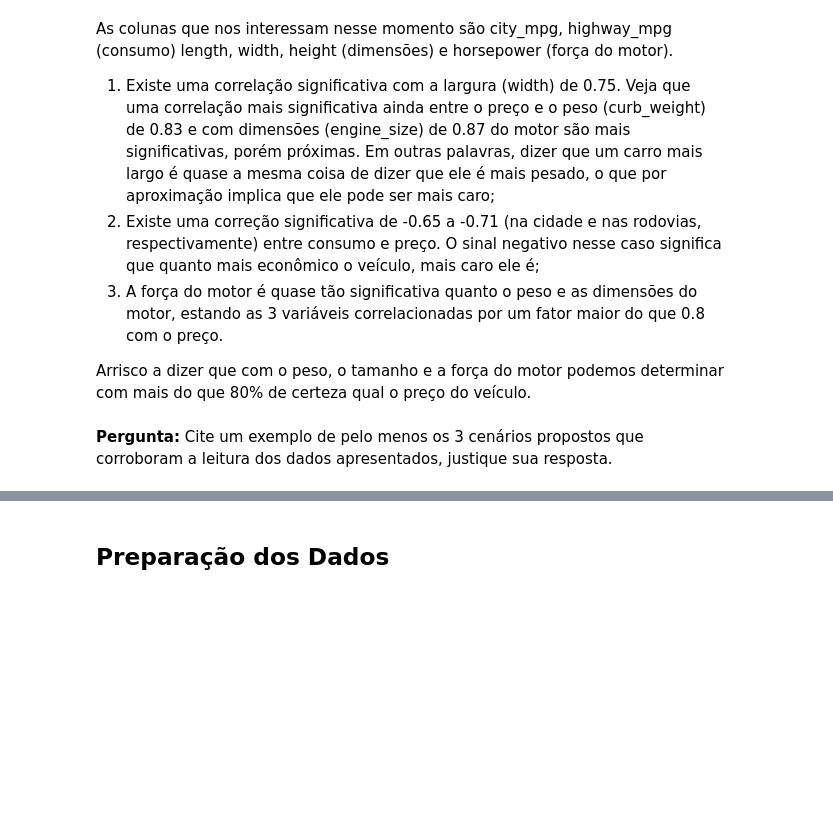
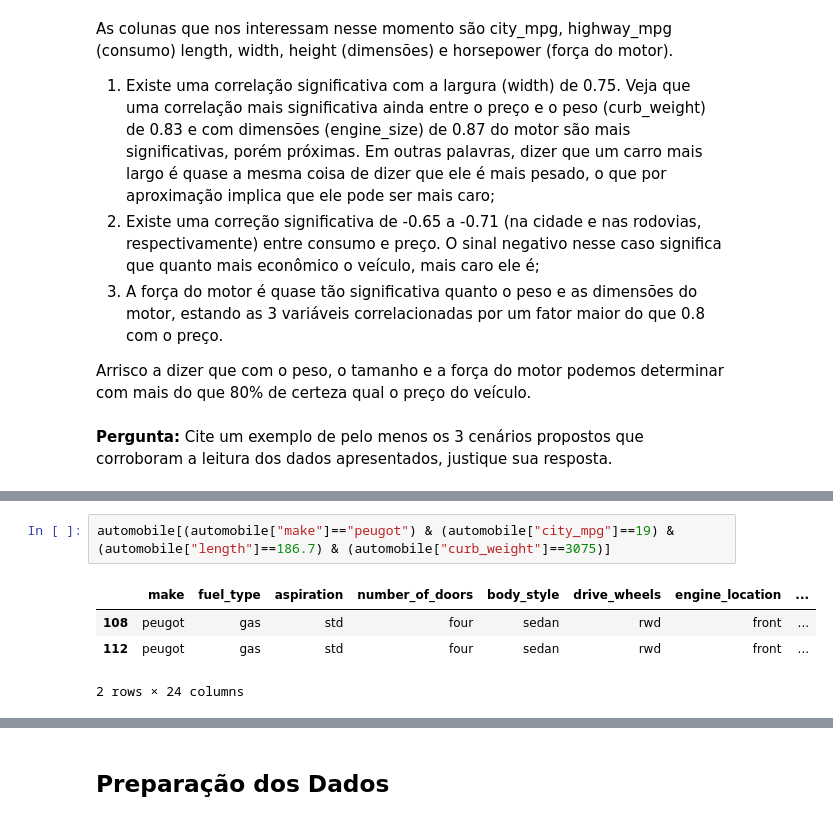
Before and after one commit to gabrielgomescrispim/Projeto_Python, a Jupyter notebook: automobile-price-prediction.ipynb, the cells around one changed output, grey strips where cells are left out. Drawn from its saved outputs; the diff is of its cells as text; blank space fills up the shorter version.

```diff
--- a/automobile-price-prediction.ipynb
+++ b/automobile-price-prediction.ipynb
@@ -154,0 +167,7 @@ Arrisco a dizer que com o peso, o tamanho e a força do motor podemos determinar
+# %%
+automobile[(automobile["make"]=="peugot") & (automobile["city_mpg"]==19) & (automobile["length"]==186.7) & (automobile["curb_weight"]==3075)]
+# %% [output]
+|  | make | fuel_type | aspiration | number_of_doors | body_style | drive_wheels | engine_location | ... |
+| 108 | peugot | gas | std | four | sedan | rwd | front | ... |
+| 112 | peugot | gas | std | four | sedan | rwd | front | ... |
+2 rows × 24 columns
```
Also changed, not shown: parts of 18 cells of this notebook.
